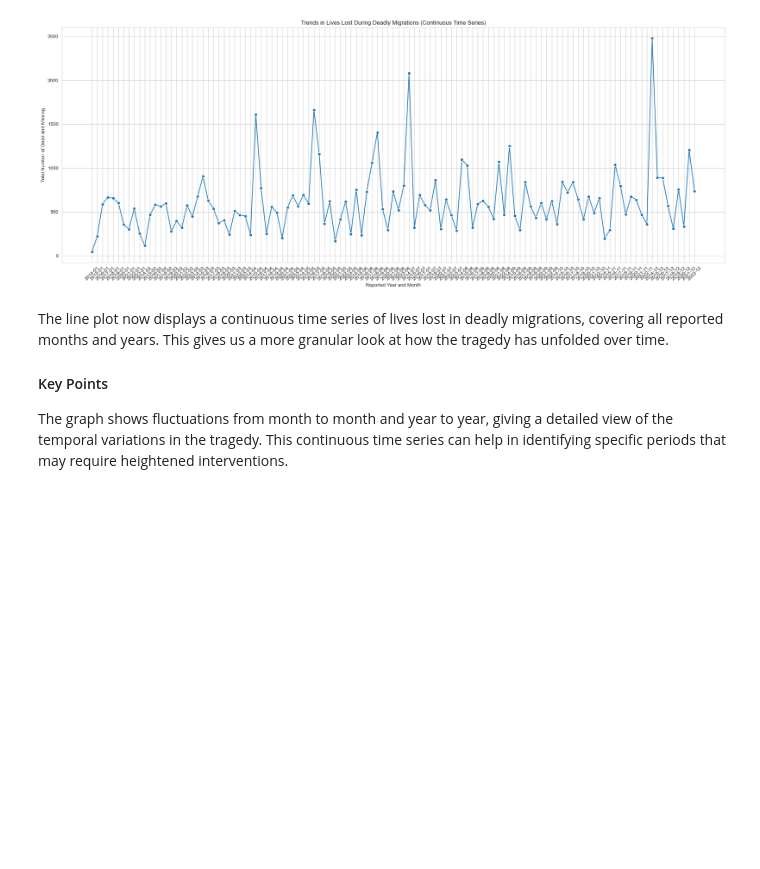
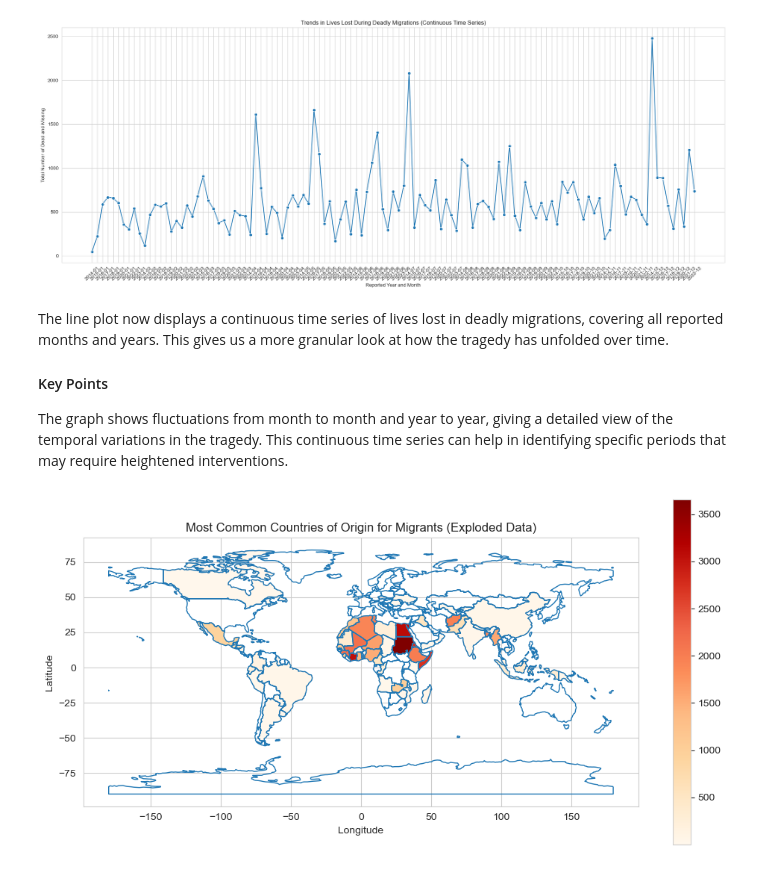
Before and after one commit to lilitrdavidyan/missing_migrants, a Jupyter notebook: missing_migrants_ hypothesis_testing.ipynb, the cells around one changed output. Cells and saved outputs as stored; diff of their text form; code cells hidden in the pictures; blank space fills up the shorter version.

```diff
--- a/missing_migrants_ hypothesis_testing.ipynb
+++ b/missing_migrants_ hypothesis_testing.ipynb
@@ -423,3 +424,29 @@ The line plot now displays a continuous time series of lives lost in deadly migr
 #### Key Points
 The graph shows fluctuations from month to month and year to year, giving a detailed view of the temporal variations in the tragedy.
 This continuous time series can help in identifying specific periods that may require heightened interventions.
+# %%
+# Load the world map
+world = gpd.read_file(gpd.datasets.get_path('naturalearth_lowres'))
+
+# Explode the 'country_of_origin' column so that each row contains only one country name
+exploded_countries_data = data.assign(country_of_origin=data['country_of_origin'].str.split(',')).explode('country_of_origin').reset_index(drop=True)
+
+# Remove leading and trailing spaces from country names
+exploded_countries_data['country_of_origin'] = exploded_countries_data['country_of_origin'].str.strip()
+
+# Group the exploded data by country of origin and sum up the total number of deaths
+exploded_countries_origin = exploded_countries_data.groupby('country_of_origin')['total_dead_and_missing'].sum().reset_index().sort_values(by='total_dead_and_missing', ascending=False)
+
+# Merge the world map with the exploded Central Mediterranean data
+world_merged_exploded = world.set_index('name').join(exploded_countries_origin.set_index('country_of_origin'))
+
+# Plot the map
+fig, ax = plt.subplots(1, figsize=(12, 6))
+world.boundary.plot(ax=ax, linewidth=1)
+world_merged_exploded.plot(column='total_dead_and_missing', cmap='OrRd', linewidth=0.8, ax=ax, edgecolor='0.8', legend=True)
+plt.title('Most Common Countries of Origin for Migrants (Exploded Data)')
+plt.xlabel('Longitude')
+plt.ylabel('Latitude')
+plt.show()
+# %% [output]
+[figure, added]
```
Also changed, not shown: parts of 13 cells of this notebook, 9 other files.
